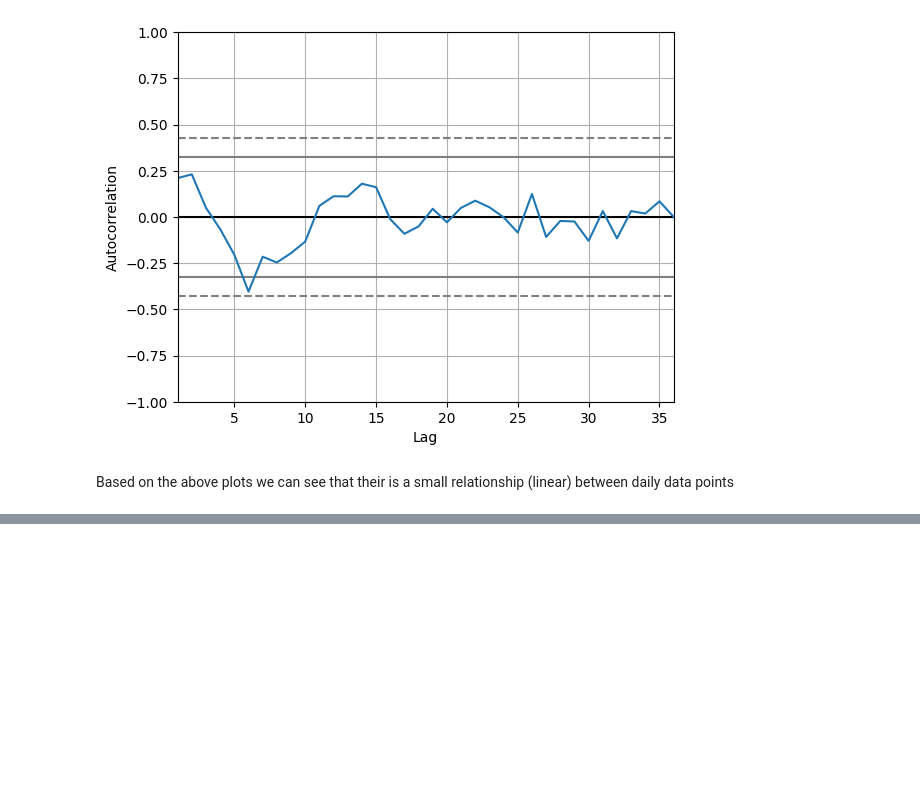
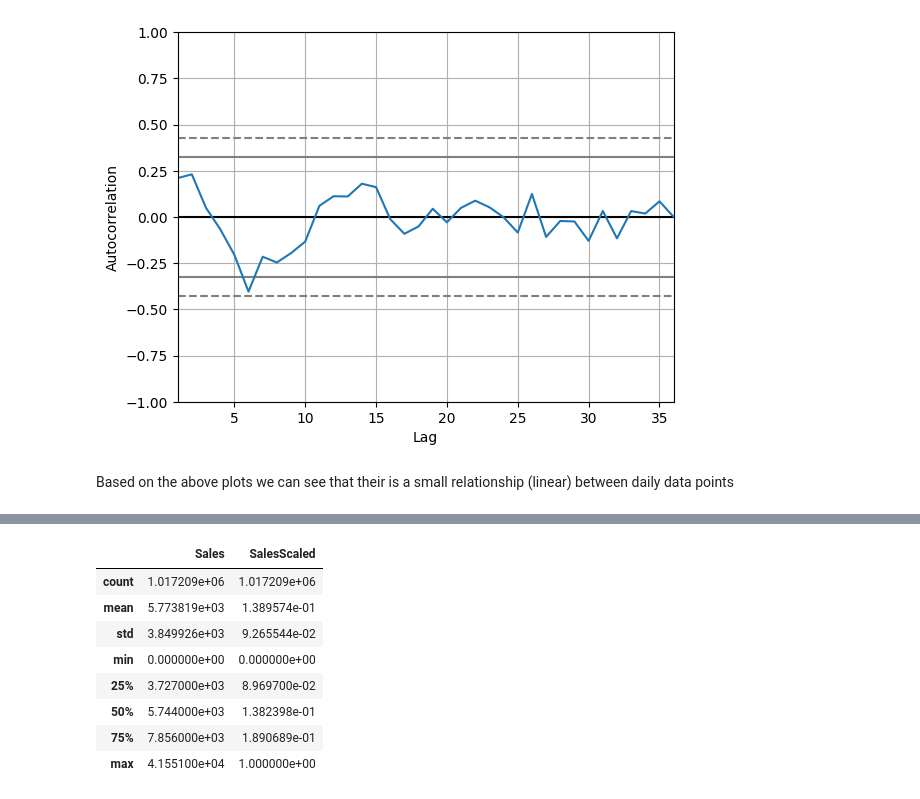
Before and after one commit to Nathnael12/pharmaceutical-sales-prediction, a Jupyter notebook: notbooks/lstm.ipynb, the cells around one changed output, grey strips where cells are left out. Cells and saved outputs as stored; diff of their text form; code cells hidden in the pictures; blank space fills up the shorter version.

```diff
--- a/notbooks/lstm.ipynb
+++ b/notbooks/lstm.ipynb
@@ -81,0 +117,12 @@ Based on the above plots we can see that their is  a small relationship (linear)
+# %%
+store_sales.describe()
+# %% [output]
+|  | Sales | SalesScaled |
+| count | 1.017209e+06 | 1.017209e+06 |
+| mean | 5.773819e+03 | 1.389574e-01 |
+| std | 3.849926e+03 | 9.265544e-02 |
+| min | 0.000000e+00 | 0.000000e+00 |
+| 25% | 3.727000e+03 | 8.969700e-02 |
+| 50% | 5.744000e+03 | 1.382398e-01 |
+| 75% | 7.856000e+03 | 1.890689e-01 |
+| max | 4.155100e+04 | 1.000000e+00 |
```
Also changed, not shown: parts of 21 cells of this notebook, 7 other files.
